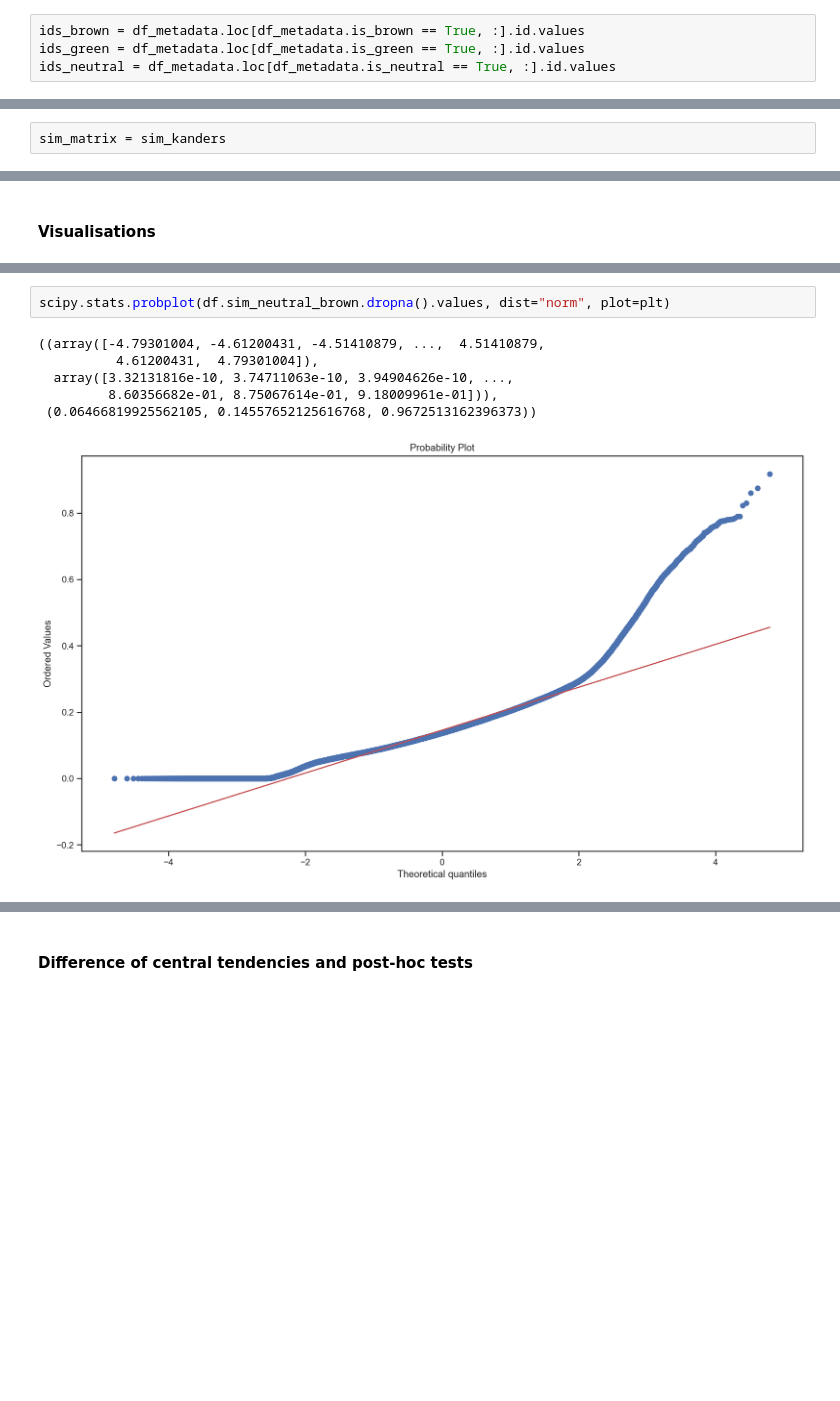
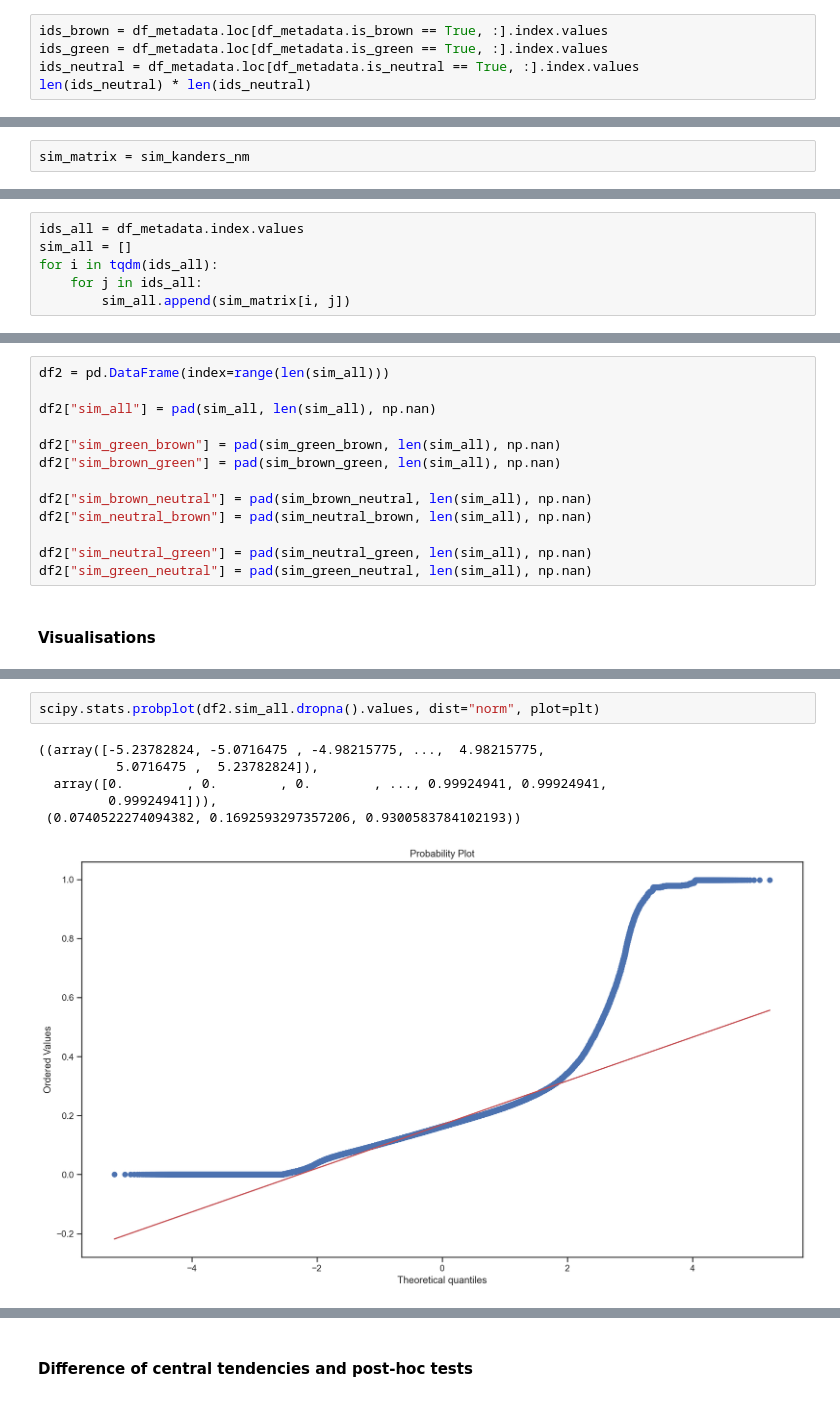
Before and after one commit to derpyninja/rejet, a Jupyter notebook: notebooks/16-fz-reskilling-intensity-analysis.ipynb, the cells around one changed output, grey strips where cells are left out. Saved outputs shown, nothing was run; the diff lists cells and outputs as text; blank space fills up the shorter version.

```diff
--- a/notebooks/16-fz-reskilling-intensity-analysis.ipynb
+++ b/notebooks/16-fz-reskilling-intensity-analysis.ipynb
@@ -173,6 +213,7 @@ df_sub_counts.to_excel(
 # %% [markdown]
 ## Iterate over all occupations and compute avg reskilling intensities
 # %%
-ids_brown = df_metadata.loc[df_metadata.is_brown == True, :].id.values
-ids_green = df_metadata.loc[df_metadata.is_green == True, :].id.values
-ids_neutral = df_metadata.loc[df_metadata.is_neutral == True, :].id.values
+ids_brown = df_metadata.loc[df_metadata.is_brown == True, :].index.values
+ids_green = df_metadata.loc[df_metadata.is_green == True, :].index.values
+ids_neutral = df_metadata.loc[df_metadata.is_neutral == True, :].index.values
+len(ids_neutral) * len(ids_neutral)
@@ -179,7 +222,7 @@ ids_neutral = df_metadata.loc[df_metadata.is_neutral == True, :].id.values
 # %% [markdown]
 #### Case 1: Brown - Green
 # %%
-sim_matrix = sim_kanders
+sim_matrix = sim_kanders_nm
 # %%
 sim_brown_green = []
 for b in tqdm(ids_brown):
@@ -234,0 +280,6 @@ np.mean(sim_green_neutral)
+# %%
+ids_all = df_metadata.index.values
+sim_all = []
+for i in tqdm(ids_all):
+    for j in ids_all:
+        sim_all.append(sim_matrix[i, j])
@@ -249,5 +305,18 @@ df["sim_neutral_brown"] = pad(sim_neutral_brown, len(sim_neutral_green), np.nan)
 
 df["sim_neutral_green"] = pad(sim_neutral_green, len(sim_neutral_green), np.nan)
 df["sim_green_neutral"] = pad(sim_green_neutral, len(sim_neutral_green), np.nan)
+# %%
+df2 = pd.DataFrame(index=range(len(sim_all)))
+
+df2["sim_all"] = pad(sim_all, len(sim_all), np.nan)
+
+df2["sim_green_brown"] = pad(sim_green_brown, len(sim_all), np.nan)
+df2["sim_brown_green"] = pad(sim_brown_green, len(sim_all), np.nan)
+
+df2["sim_brown_neutral"] = pad(sim_brown_neutral, len(sim_all), np.nan)
+df2["sim_neutral_brown"] = pad(sim_neutral_brown, len(sim_all), np.nan)
+
+df2["sim_neutral_green"] = pad(sim_neutral_green, len(sim_all), np.nan)
+df2["sim_green_neutral"] = pad(sim_green_neutral, len(sim_all), np.nan)
 # %% [markdown]
 #### Visualisations
@@ -274,10 +350,10 @@ ShapiroResult(statistic=0.9617416262626648, pvalue=0.0)
 # %%
-scipy.stats.probplot(df.sim_neutral_brown.dropna().values, dist="norm", plot=plt)
+scipy.stats.probplot(df2.sim_all.dropna().values, dist="norm", plot=plt)
 # %% [output]
-((array([-4.79301004, -4.61200431, -4.51410879, ...,  4.51410879,
-          4.61200431,  4.79301004]),
-  array([3.32131816e-10, 3.74711063e-10, 3.94904626e-10, ...,
-         8.60356682e-01, 8.75067614e-01, 9.18009961e-01])),
- (0.06466819925562105, 0.14557652125616768, 0.9672513162396373))
+((array([-5.23782824, -5.0716475 , -4.98215775, ...,  4.98215775,
+          5.0716475 ,  5.23782824]),
+  array([0.        , 0.        , 0.        , ..., 0.99924941, 0.99924941,
+         0.99924941])),
+ (0.0740522274094382, 0.1692593297357206, 0.9300583784102193))
-[figure, old version]
+[figure, new version]
 # %%
```
Also changed, not shown: parts of 32 cells of this notebook, 10 other files.
